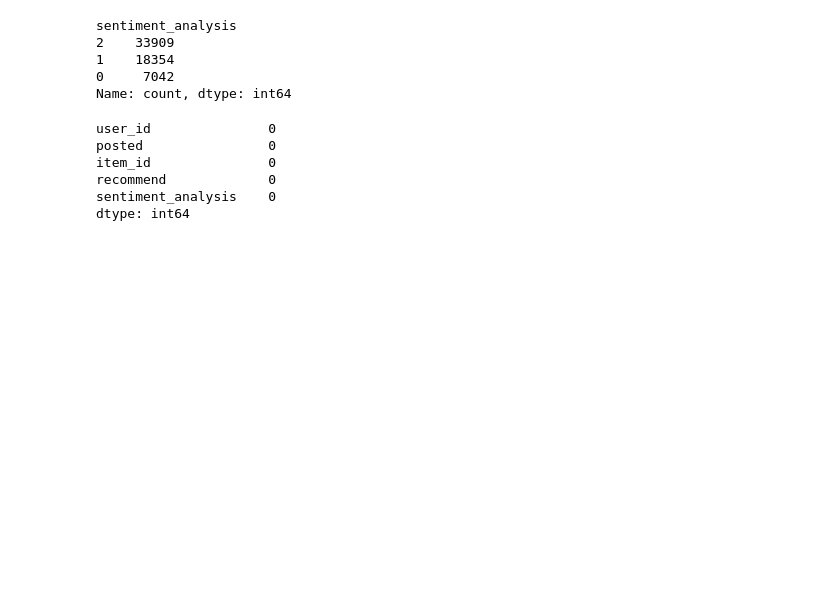
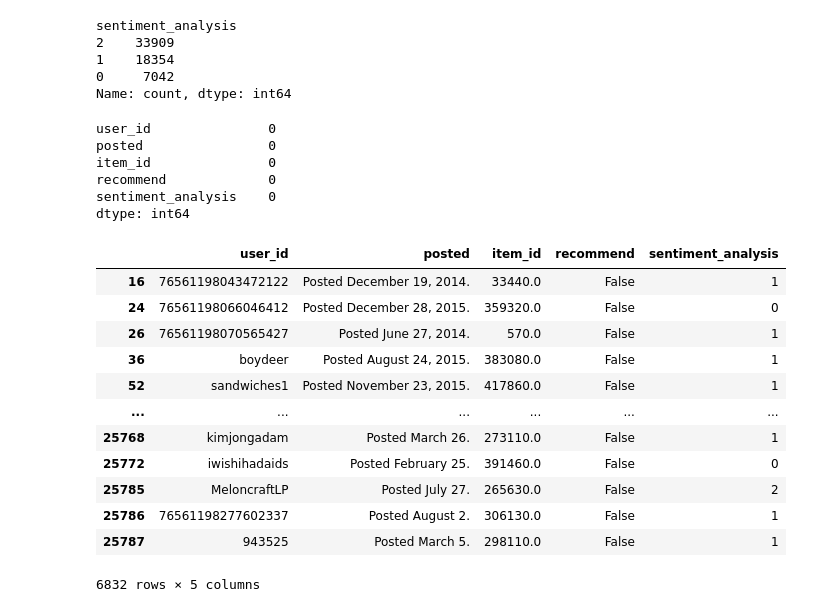
Before and after one commit to MarceloOrtizz/Proyecto_MLOps_Steam, a Jupyter notebook: etl_eda/ETL_users_reviews.ipynb, the cells around one changed output. Drawn from its saved outputs; the diff is of its cells as text; code cells hidden in the pictures; blank space fills up the shorter version.

```diff
--- a/etl_eda/ETL_users_reviews.ipynb
+++ b/etl_eda/ETL_users_reviews.ipynb
@@ -301,3 +333,19 @@ dtype: int64
 #exporto la data de user_review en formato CSV comprimido con la info basica que necesito.
 with gzip.open('../data/limpio/user_reviews.csv.gz', 'wb') as file:
     user_review.to_csv(file, index=False, encoding='utf-8')
+# %%
+user_review[user_review['recommend']==False]
+# %% [output]
+|  | user_id | posted | item_id | recommend | sentiment_analysis |
+| 16 | 76561198043472122 | Posted December 19, 2014. | 33440.0 | False | 1 |
+| 24 | 76561198066046412 | Posted December 28, 2015. | 359320.0 | False | 0 |
+| 26 | 76561198070565427 | Posted June 27, 2014. | 570.0 | False | 1 |
+| 36 | boydeer | Posted August 24, 2015. | 383080.0 | False | 1 |
+| 52 | sandwiches1 | Posted November 23, 2015. | 417860.0 | False | 1 |
+| ... | ... | ... | ... | ... | ... |
+| 25768 | kimjongadam | Posted March 26. | 273110.0 | False | 1 |
+| 25772 | iwishihadaids | Posted February 25. | 391460.0 | False | 0 |
+| 25785 | MeloncraftLP | Posted July 27. | 265630.0 | False | 2 |
+| 25786 | 76561198277602337 | Posted August 2. | 306130.0 | False | 1 |
+| 25787 | 943525 | Posted March 5. | 298110.0 | False | 1 |
+6832 rows × 5 columns
```
Also changed, not shown: parts of 3 cells of this notebook.
